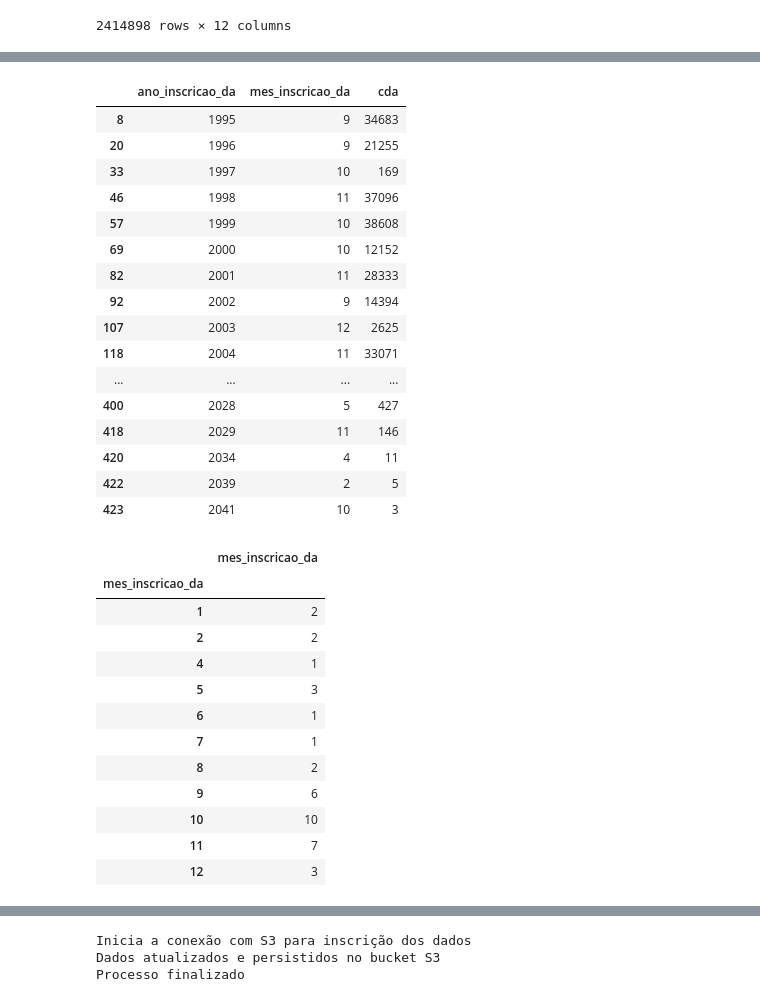
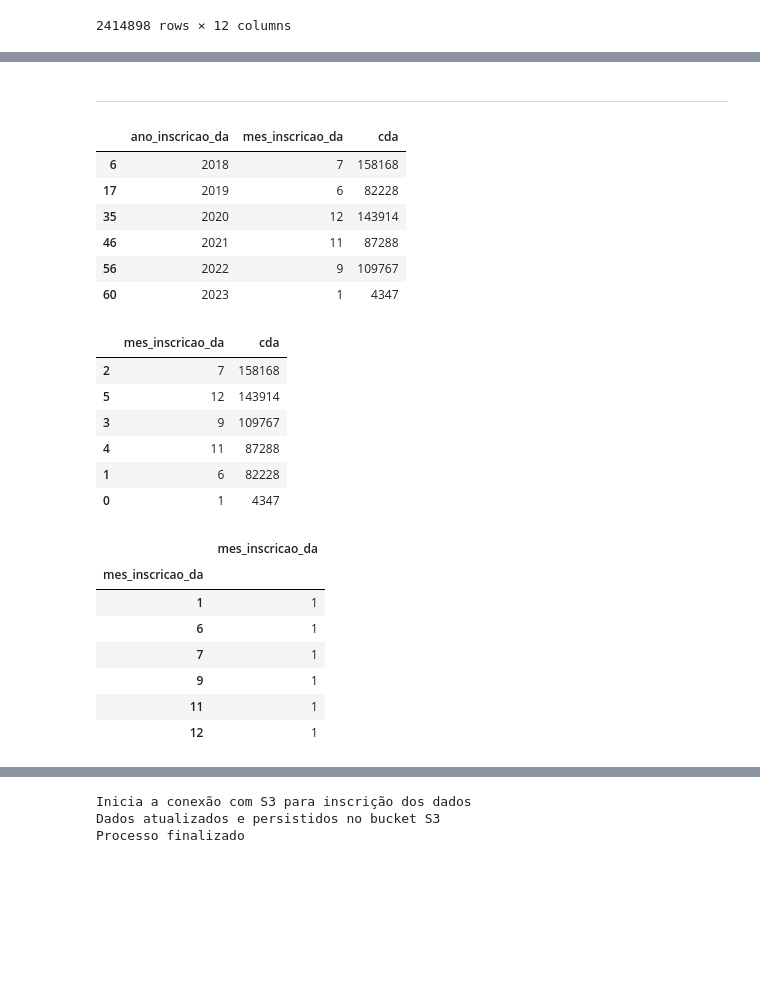
Before and after one commit to LanCarv/divida_ativa, a Jupyter notebook: not_feature_store_igr.ipynb, the cells around one changed output, grey strips where cells are left out. Drawn from its saved outputs; the diff is of its cells as text; code cells hidden in the pictures; blank space fills up the shorter version.

```diff
--- a/not_feature_store_igr.ipynb
+++ b/not_feature_store_igr.ipynb
@@ -88,7 +88,3 @@ dados_divida
 | 2414896 | fffff192f894983c9ceed47545e621dd1 | dd5538d2d38803a7 | imovel | 16594.80 | 0.0 | 0 | 1 | 2008-10-05 | ... |
 | 2414897 | ffffff9f9c5c6cd39ceed47545e621dd1 | 92bd59674b1c31f8 | imovel | 1468.90 | 1468.9 | 0 | 0 | 2005-09-14 | ... |
 2414898 rows × 12 columns
-# %%
-# Trazendo as três chaves como colunas
-dados_divida = dados_divida.reset_index()
-dados_divida
@@ -109,42 +91,41 @@ dados_divida
+# %% [markdown]
+---
 # %%
-df = dados_divida.query('idade_divida <= 10')
+df = dados_divida.query('idade_divida <= 5')
 df = df.query('ano_inscricao_da <= 2023')
 # %%
-resultados = dados_divida.groupby(['ano_inscricao_da', 'mes_inscricao_da'])['cda'].count().reset_index()
+resultados = df.groupby(['ano_inscricao_da', 'mes_inscricao_da'])['cda'].count().reset_index()
 meses_maximos = resultados.loc[resultados.groupby('ano_inscricao_da')['cda'].idxmax()]
 meses_maximos
 # %% [output]
 |  | ano_inscricao_da | mes_inscricao_da | cda |
-| 8 | 1995 | 9 | 34683 |
-| 20 | 1996 | 9 | 21255 |
-| 33 | 1997 | 10 | 169 |
-| 46 | 1998 | 11 | 37096 |
-| 57 | 1999 | 10 | 38608 |
-| 69 | 2000 | 10 | 12152 |
-| 82 | 2001 | 11 | 28333 |
-| 92 | 2002 | 9 | 14394 |
-| 107 | 2003 | 12 | 2625 |
-| 118 | 2004 | 11 | 33071 |
-| ... | ... | ... | ... |
-| 400 | 2028 | 5 | 427 |
-| 418 | 2029 | 11 | 146 |
-| 420 | 2034 | 4 | 11 |
-| 422 | 2039 | 2 | 5 |
-| 423 | 2041 | 10 | 3 |
+| 6 | 2018 | 7 | 158168 |
+| 17 | 2019 | 6 | 82228 |
+| 35 | 2020 | 12 | 143914 |
+| 46 | 2021 | 11 | 87288 |
+| 56 | 2022 | 9 | 109767 |
+| 60 | 2023 | 1 | 4347 |
+# %%
+meses_maximos_somados = meses_maximos.groupby('mes_inscricao_da')['cda'].sum().reset_index()
+meses_maximos_somados = meses_maximos_somados.sort_values(by='cda', ascending=False)
+meses_maximos_somados
+# %% [output]
+|  | mes_inscricao_da | cda |
+| 2 | 7 | 158168 |
+| 5 | 12 | 143914 |
+| 3 | 9 | 109767 |
+| 4 | 11 | 87288 |
+| 1 | 6 | 82228 |
+| 0 | 1 | 4347 |
 # %%
 contagem_meses_distintos = meses_maximos.groupby('mes_inscricao_da')['mes_inscricao_da'].count().to_frame()
 contagem_meses_distintos
 # %% [output]
 |  | mes_inscricao_da |
 | mes_inscricao_da |  |
-| 1 | 2 |
-| 2 | 2 |
-| 4 | 1 |
-| 5 | 3 |
+| 1 | 1 |
 | 6 | 1 |
 | 7 | 1 |
-| 8 | 2 |
-| 9 | 6 |
-| 10 | 10 |
-| 11 | 7 |
-| 12 | 3 |
+| 9 | 1 |
+| 11 | 1 |
+| 12 | 1 |
```
Also changed, not shown: parts of 4 cells of this notebook.
